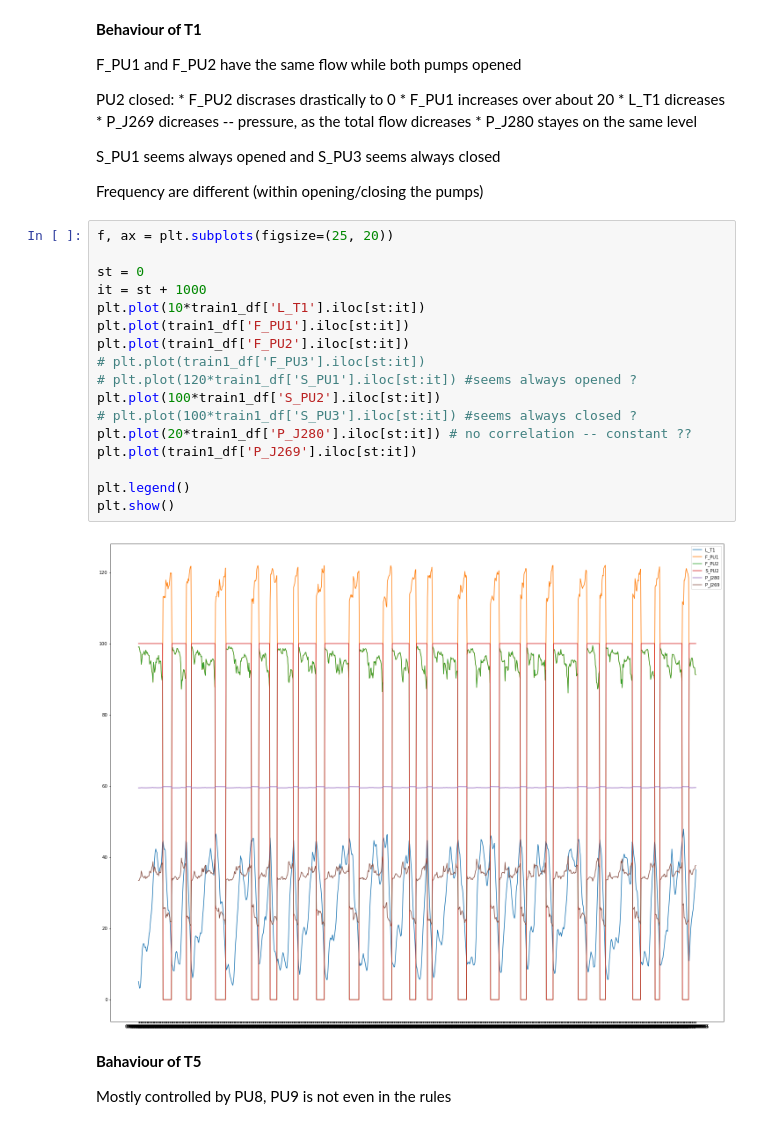
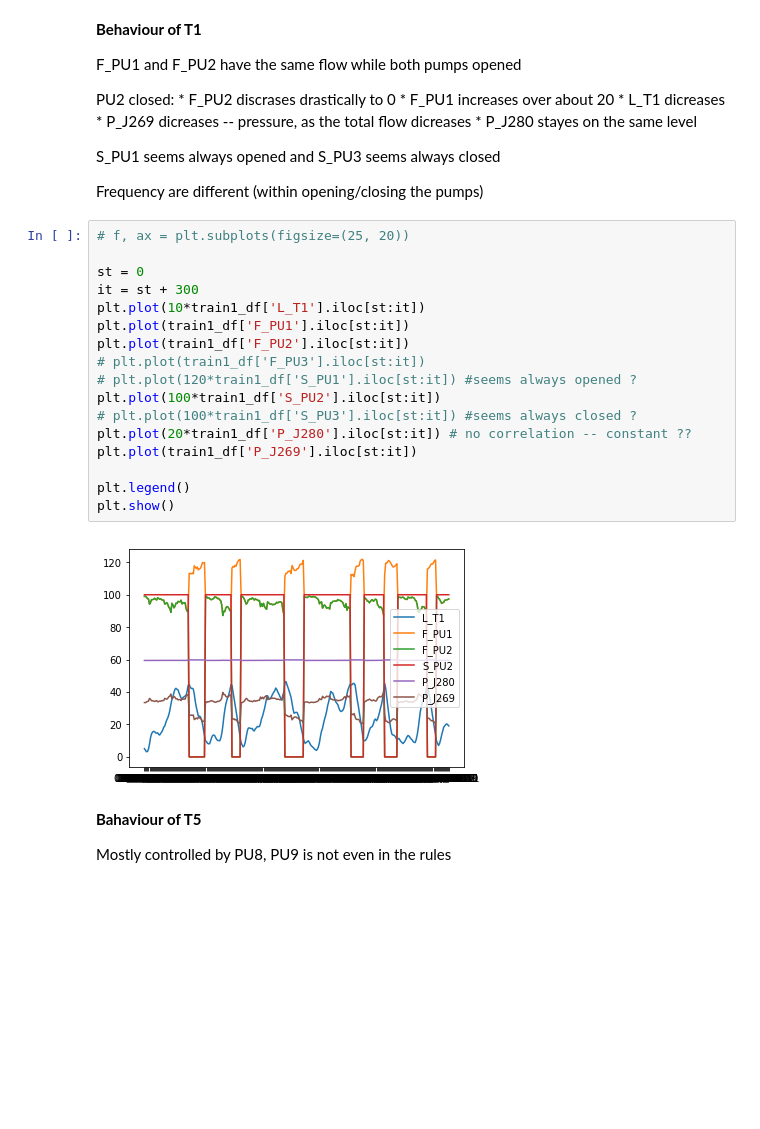
Before and after one commit to marius-pop0/CybeDataAnlaytics, a Jupyter notebook: assignment2/batadal.ipynb, the cells around one changed output. Drawn from its saved outputs; the diff is of its cells as text; blank space fills up the shorter version.

```diff
--- a/assignment2/batadal.ipynb
+++ b/assignment2/batadal.ipynb
@@ -53,24 +53,24 @@ S_PU1 seems always opened and S_PU3 seems always closed
 
 Frequency are different (within opening/closing the pumps)
 # %%
-f, ax = plt.subplots(figsize=(25, 20))
+# f, ax = plt.subplots(figsize=(25, 20))
 
 st = 0
-it = st + 1000
+it = st + 300
 plt.plot(10*train1_df['L_T1'].iloc[st:it])
 plt.plot(train1_df['F_PU1'].iloc[st:it])
 plt.plot(train1_df['F_PU2'].iloc[st:it])
 # plt.plot(train1_df['F_PU3'].iloc[st:it])
 # plt.plot(120*train1_df['S_PU1'].iloc[st:it]) #seems always opened ?
 plt.plot(100*train1_df['S_PU2'].iloc[st:it])
 # plt.plot(100*train1_df['S_PU3'].iloc[st:it]) #seems always closed ?
 plt.plot(20*train1_df['P_J280'].iloc[st:it]) # no correlation -- constant ??
 plt.plot(train1_df['P_J269'].iloc[st:it])
 
 plt.legend()
 plt.show()
 # %% [output]
-[figure, old version]
+[figure, new version]
 # %% [markdown]
 **Bahaviour of T5**
 
```
Also changed, not shown: parts of 2 cells of this notebook, 2 other files.
